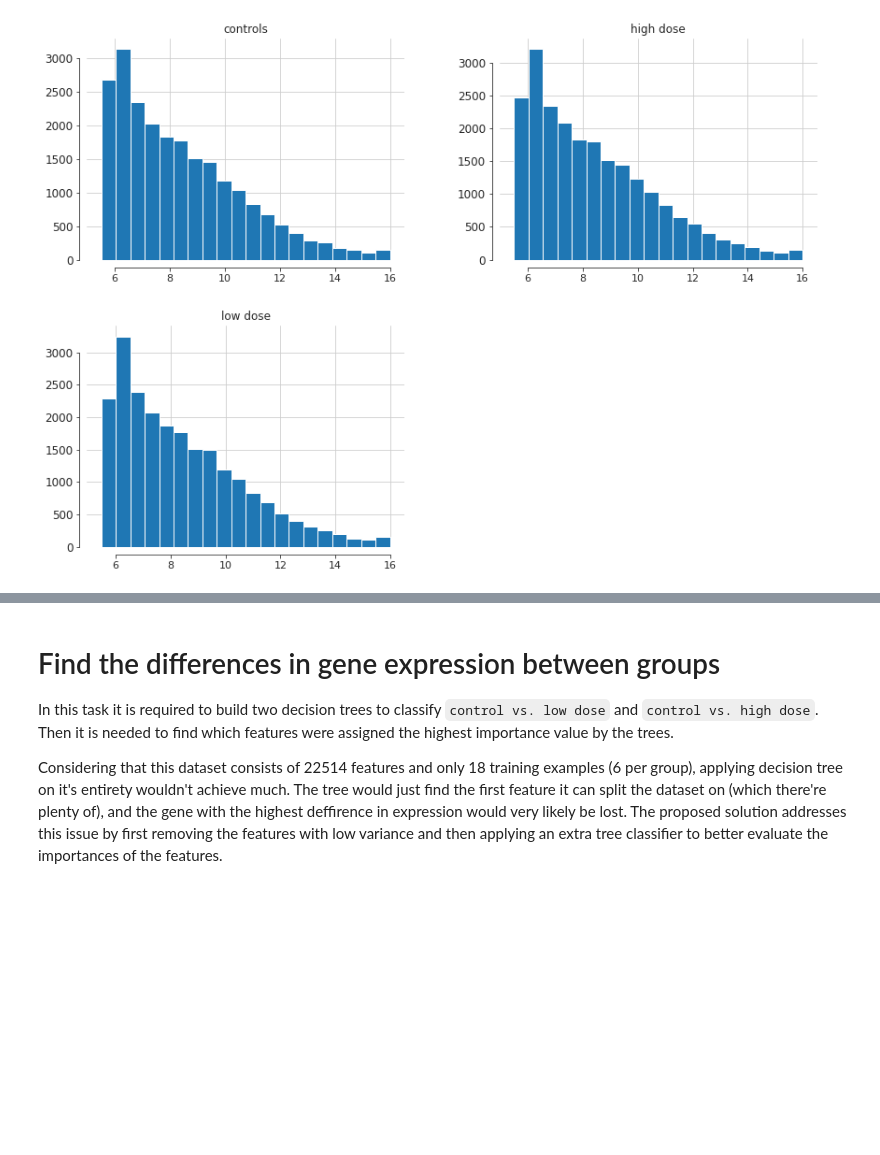
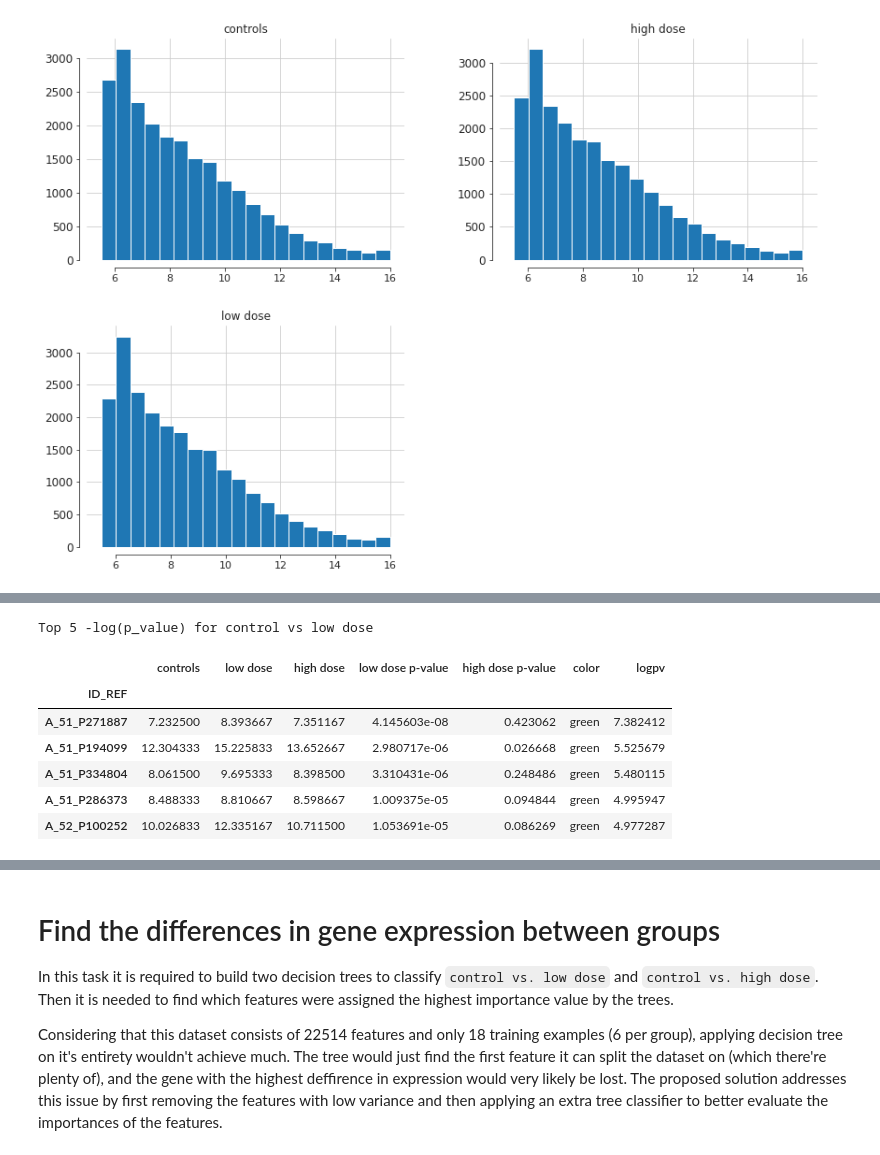
Before and after one commit to SquareWhite/gene-differentiation, a Jupyter notebook: gene_differentiation.ipynb, the cells around one changed output, grey strips where cells are left out. Drawn from its saved outputs; the diff is of its cells as text; code cells hidden in the pictures; blank space fills up the shorter version.

```diff
--- a/gene_differentiation.ipynb
+++ b/gene_differentiation.ipynb
@@ -152,0 +186,13 @@ sns.despine(offset=8, trim=True)
+# %%
+print('Top 5 -log(p_value) for control vs low dose')
+top_5_logPV = avg_with_pvals.logpv.nlargest(5)
+avg_with_pvals.loc[list(top_5_logPV.index)]
+# %% [output]
+Top 5 -log(p_value) for control vs low dose
+|  | controls | low dose | high dose | low dose p-value | high dose p-value | color | logpv |
+| ID_REF |  |  |  |  |  |  |  |
+| A_51_P271887 | 7.232500 | 8.393667 | 7.351167 | 4.145603e-08 | 0.423062 | green | 7.382412 |
+| A_51_P194099 | 12.304333 | 15.225833 | 13.652667 | 2.980717e-06 | 0.026668 | green | 5.525679 |
+| A_51_P334804 | 8.061500 | 9.695333 | 8.398500 | 3.310431e-06 | 0.248486 | green | 5.480115 |
+| A_51_P286373 | 8.488333 | 8.810667 | 8.598667 | 1.009375e-05 | 0.094844 | green | 4.995947 |
+| A_52_P100252 | 10.026833 | 12.335167 | 10.711500 | 1.053691e-05 | 0.086269 | green | 4.977287 |
```
Also changed, not shown: parts of 9 cells of this notebook, 2 other files.
